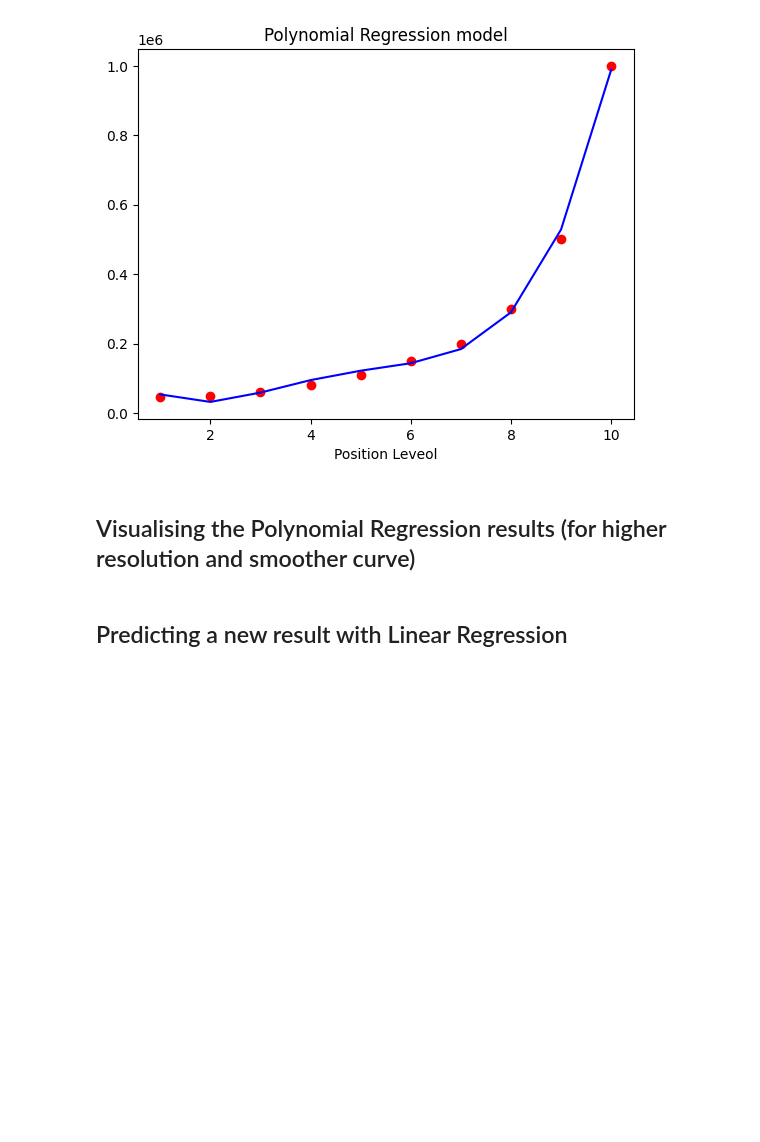
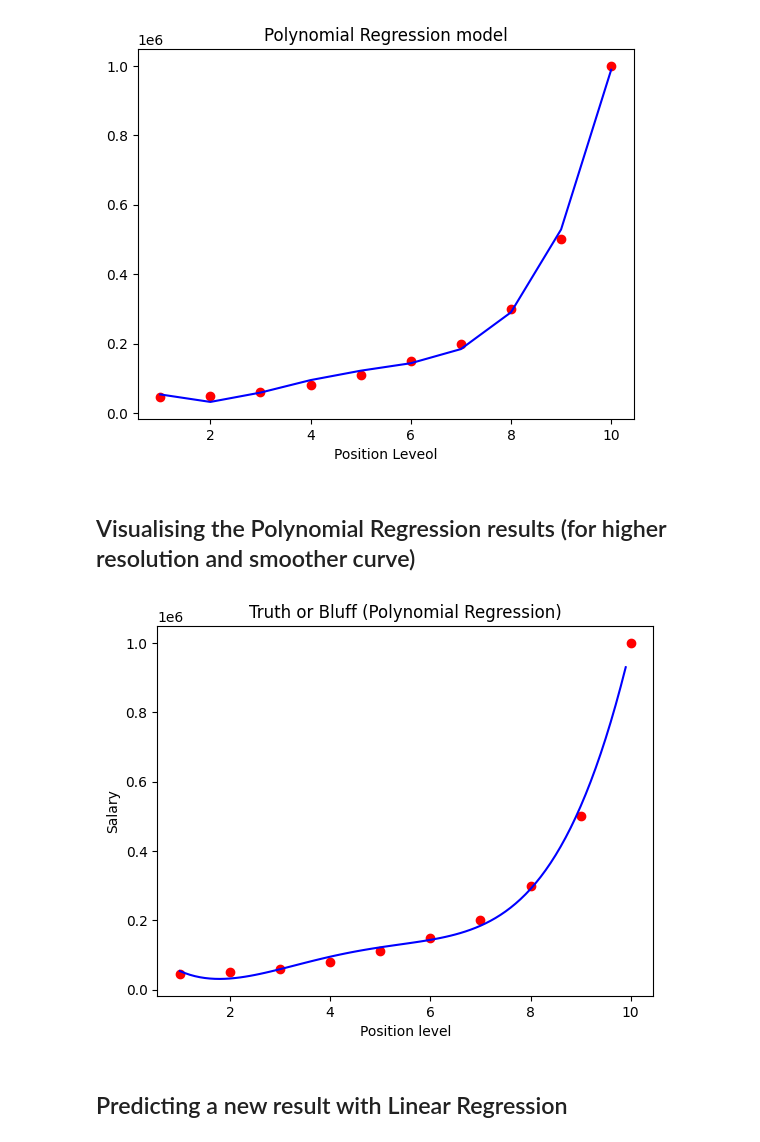
Before and after one commit to jai-sundaram/ml_tutorial, a Jupyter notebook: my_polynomial_regression.ipynb, the cells around one changed output. Drawn from its saved outputs; the diff is of its cells as text; code cells hidden in the pictures; blank space fills up the shorter version.

Commit message:
smoother visualization

```diff
--- a/my_polynomial_regression.ipynb
+++ b/my_polynomial_regression.ipynb
@@ -102,14 +102,17 @@ plt.show()
 # %% [markdown]
 ## Visualising the Polynomial Regression results (for higher resolution and smoother curve)
 # %%
-X_grid = np.arange(min(X), max(X), 0.1)
+#no need to completely understand this
+X_grid = np.arange(min(X['Level']), max(X['Level']), 0.1)
 X_grid = X_grid.reshape((len(X_grid), 1))
-plt.scatter(X, y, color = 'red')
-plt.plot(X_grid, lin_reg_2.predict(poly_reg.fit_transform(X_grid)), color = 'blue')
+plt.scatter(X['Level'], y, color = 'red')
+plt.plot(X_grid, linreg2.predict(poly_reg.fit_transform(X_grid)), color = 'blue')
 plt.title('Truth or Bluff (Polynomial Regression)')
 plt.xlabel('Position level')
 plt.ylabel('Salary')
 plt.show()
+# %% [output]
+[figure, added]
 # %% [markdown]
 ## Predicting a new result with Linear Regression
 # %% [markdown]
```
